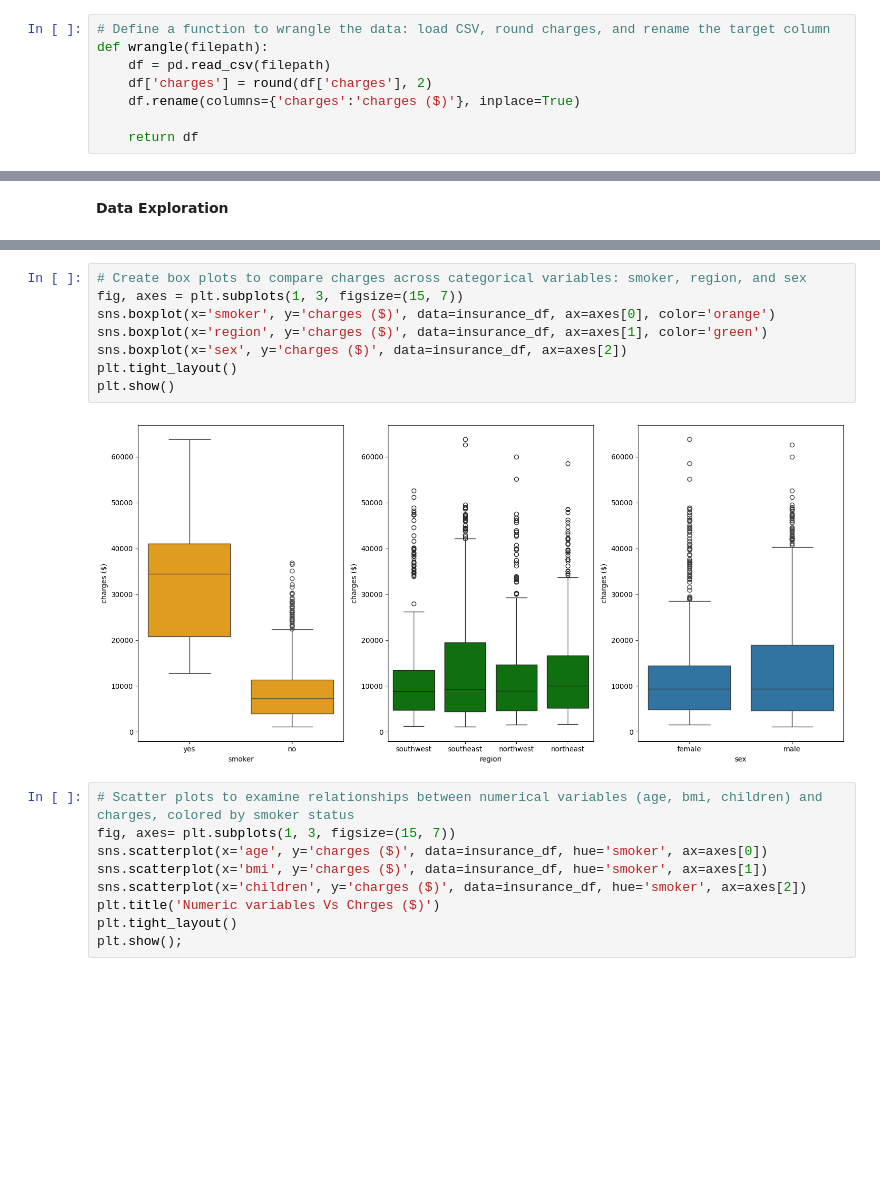
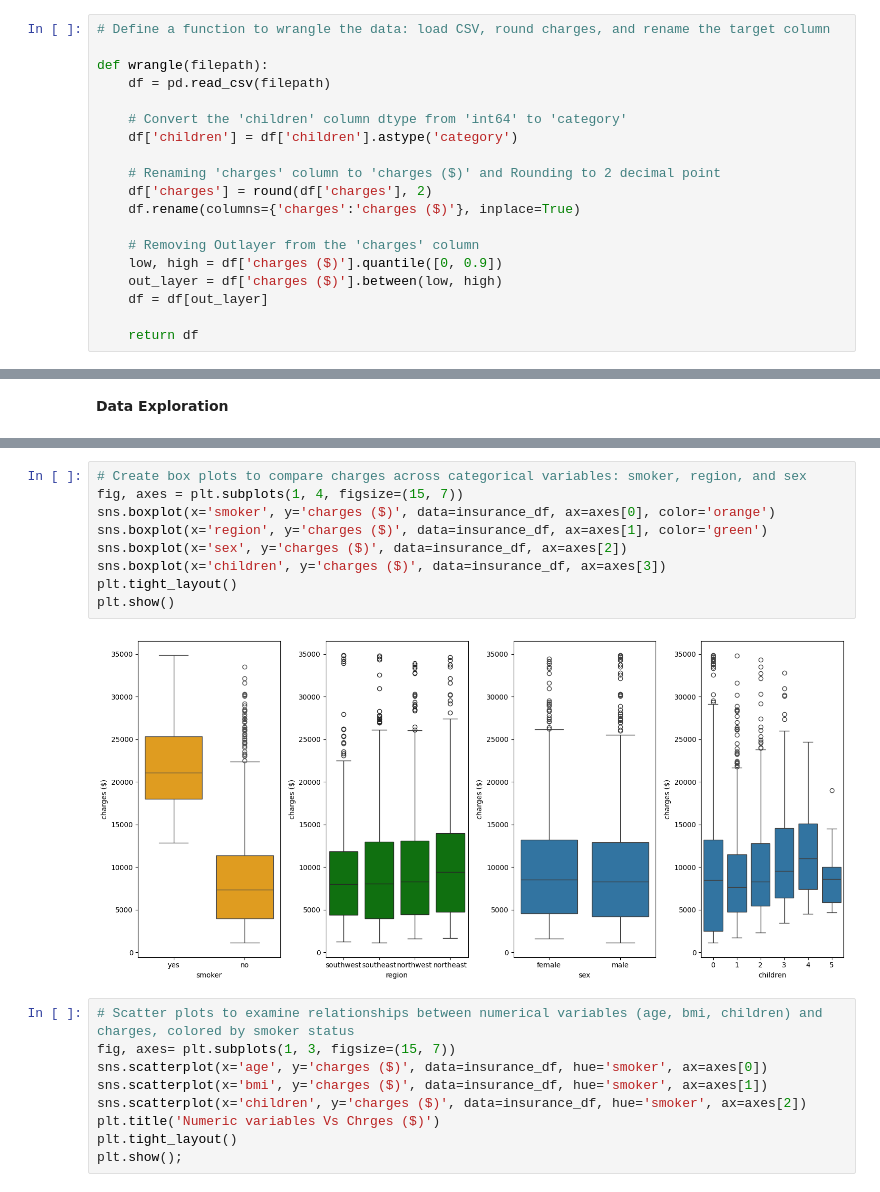
Before and after one commit to natnaelaster/Daily-exercise, a Jupyter notebook: day_5_medical_cost_prediction_with_LR/insurance_cost_prediction.ipynb, the cells around one changed output, grey strips where cells are left out. Saved outputs shown, nothing was run; the diff lists cells and outputs as text; blank space fills up the shorter version.

Commit message:
addind an out layer

```diff
--- a/day_5_medical_cost_prediction_with_LR/insurance_cost_prediction.ipynb
+++ b/day_5_medical_cost_prediction_with_LR/insurance_cost_prediction.ipynb
@@ -30,11 +30,22 @@ from sklearn.pipeline import make_pipeline
 <strong>File Wrangling</strong>
 # %%
 # Define a function to wrangle the data: load CSV, round charges, and rename the target column
+
 def wrangle(filepath):
     df = pd.read_csv(filepath)
+
+    # Convert the 'children' column dtype from 'int64' to 'category'
+    df['children'] = df['children'].astype('category')
+
+    # Renaming 'charges' column to 'charges ($)' and Rounding to 2 decimal point
     df['charges'] = round(df['charges'], 2)
     df.rename(columns={'charges':'charges ($)'}, inplace=True)
 
+    # Removing Outlayer from the 'charges' column
+    low, high = df['charges ($)'].quantile([0, 0.9])
+    out_layer = df['charges ($)'].between(low, high)
+    df = df[out_layer]
+
     return df
 # %% [markdown]
 <strong>Import File</strong>
@@ -84,13 +102,14 @@ plt.grid(True);
 # %%
 # Create box plots to compare charges across categorical variables: smoker, region, and sex
-fig, axes = plt.subplots(1, 3, figsize=(15, 7))
+fig, axes = plt.subplots(1, 4, figsize=(15, 7))
 sns.boxplot(x='smoker', y='charges ($)', data=insurance_df, ax=axes[0], color='orange')
 sns.boxplot(x='region', y='charges ($)', data=insurance_df, ax=axes[1], color='green')
 sns.boxplot(x='sex', y='charges ($)', data=insurance_df, ax=axes[2])
+sns.boxplot(x='children', y='charges ($)', data=insurance_df, ax=axes[3])
 plt.tight_layout()
 plt.show()
 # %% [output]
-[figure, old version]
+[figure, new version]
 # %%
 # Scatter plots to examine relationships between numerical variables (age, bmi, children) and charges, colored by smoker status
 fig, axes= plt.subplots(1, 3, figsize=(15, 7))
```
Also changed, not shown: parts of 15 cells of this notebook, 1 other file.
